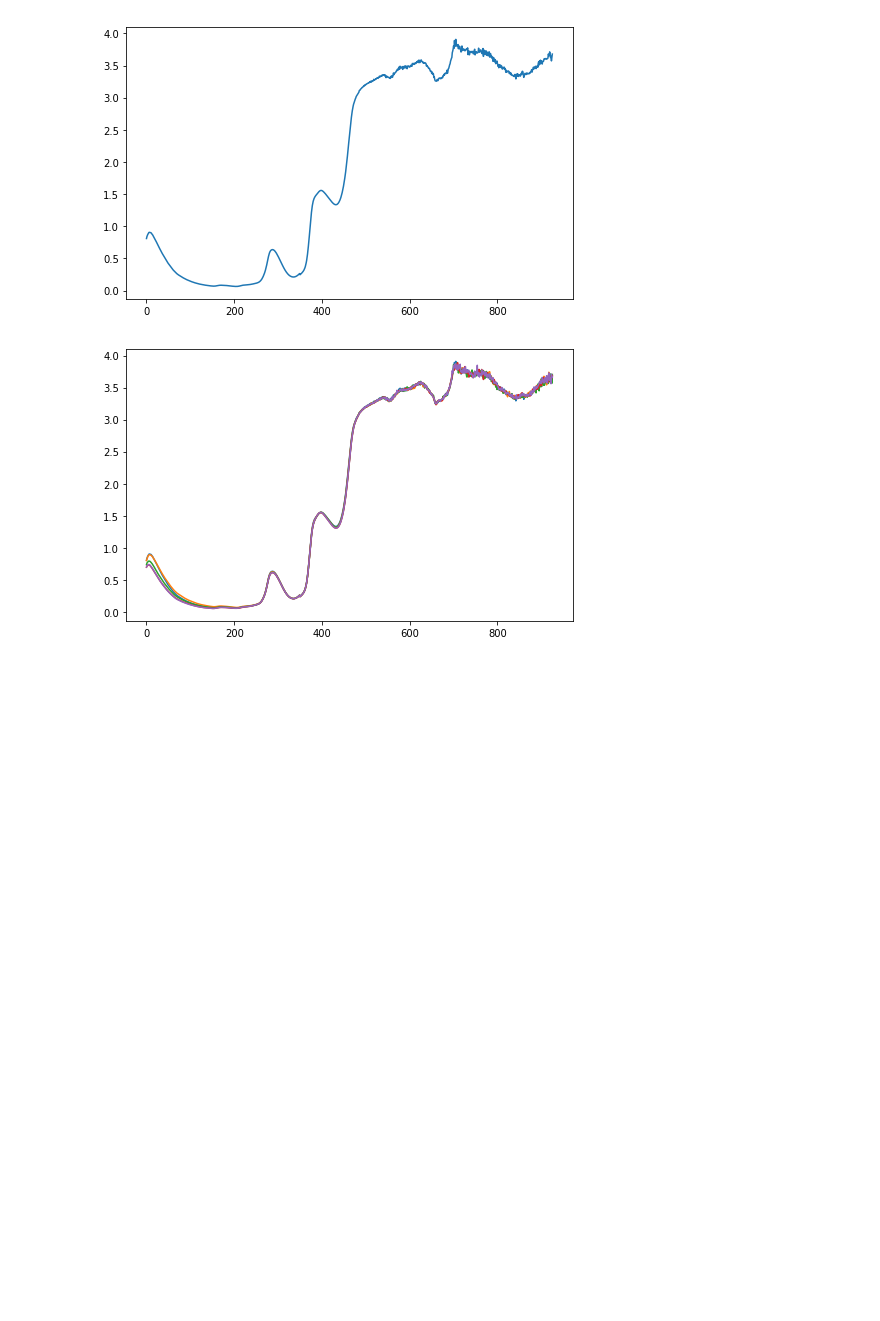
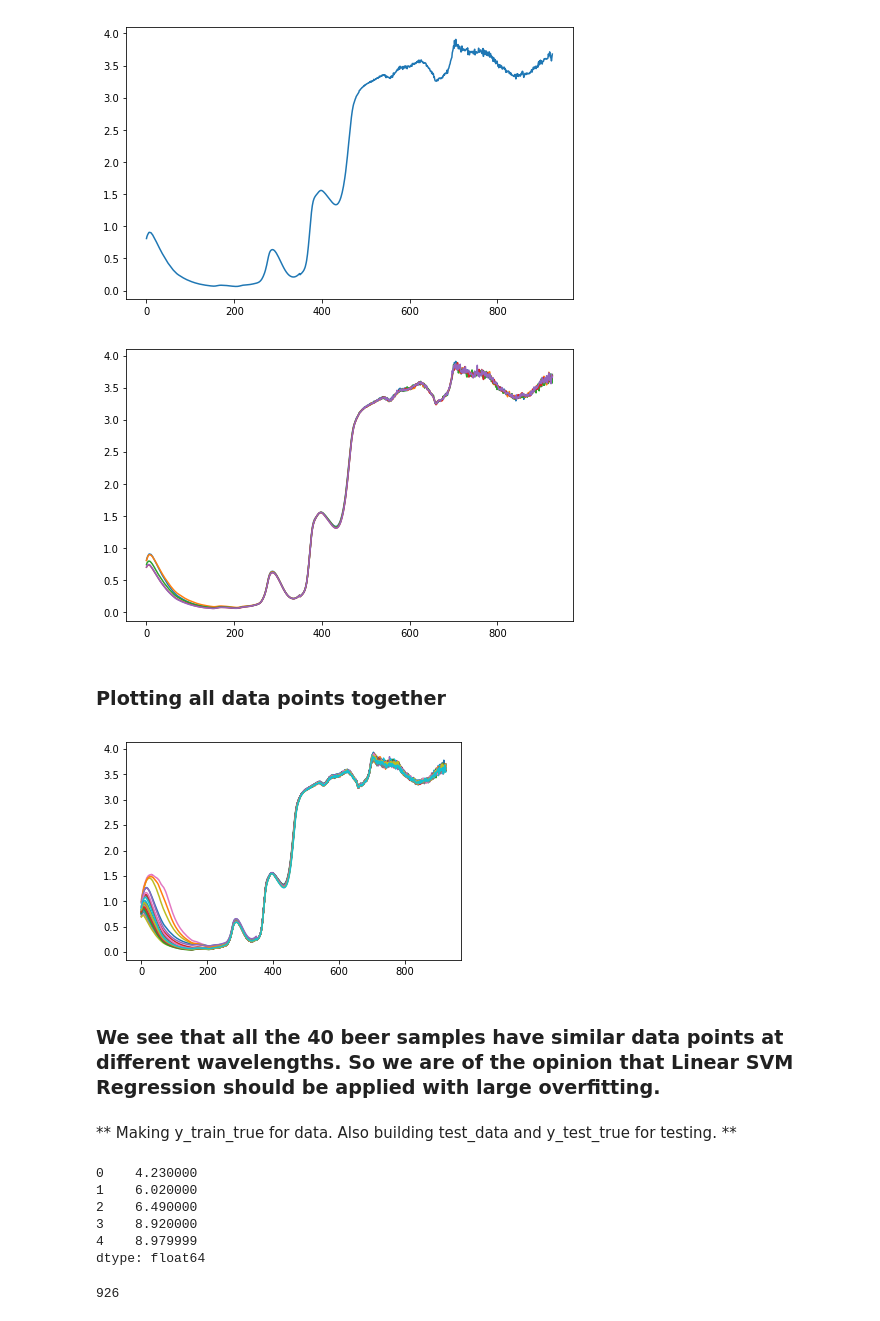
Before and after one commit to vipulbjj/kritsnam-technologies, a Jupyter notebook: svm regression.ipynb, the cells around one changed output. Drawn from its saved outputs; the diff is of its cells as text; code cells hidden in the pictures; blank space fills up the shorter version.

Commit message:
load training and testing data

```diff
--- a/svm regression.ipynb
+++ b/svm regression.ipynb
@@ -55,3 +59,14 @@ for i in range(5):
     plt.plot(Xcal[i])
 # %% [output]
 [figure]
+# %% [markdown]
+### Plotting all data points together
+# %%
+for i in range(Xcal.shape[0]):
+    plt.plot(Xcal[i])
+# %% [output]
+[figure, added]
+# %% [markdown]
+### We see that all the 40 beer samples have similar data points at different wavelengths. So we are of the opinion that Linear SVM Regression should be applied with large overfitting.
+# %% [markdown]
+** Making y_train_true for data. Also building test_data and y_test_true for testing. **
@@ -57,0 +76,16 @@ for i in range(5):
+# %%
+y_train_true.head()
+# %% [output]
+0    4.230000
+1    6.020000
+2    6.490000
+3    8.920000
+4    8.979999
+dtype: float64
+# %%
+series = []
+for i in range(Xtest.shape[1]):
+    series.append(pd.Series(Xtest[:, i]))
+len(series)
+# %% [output]
+926
```
Also changed, not shown: parts of 4 cells of this notebook.
